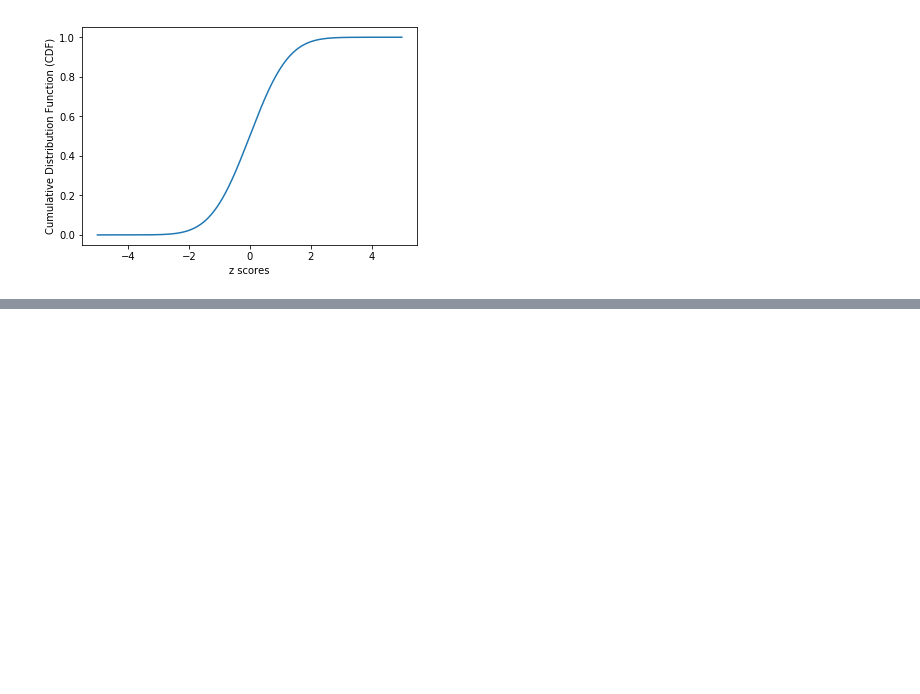
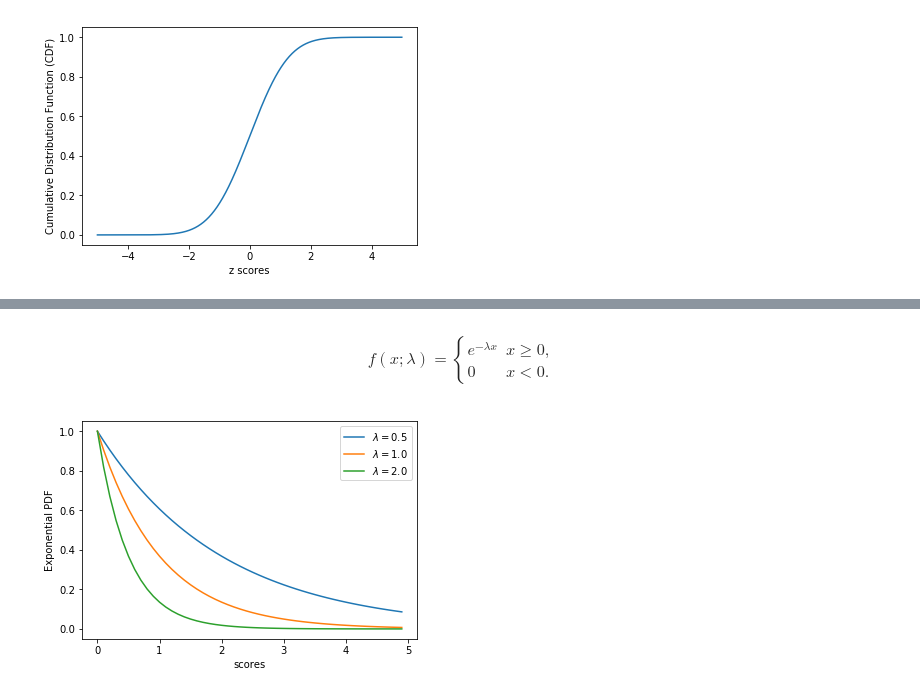
Before and after one commit to rasbt/data-science-tutorial, a Jupyter notebook: code/pdf_1.ipynb, the cells around one changed output, grey strips where cells are left out. Cells and saved outputs as stored; diff of their text form; code cells hidden in the pictures; blank space fills up the shorter version.

```diff
--- a/code/pdf_1.ipynb
+++ b/code/pdf_1.ipynb
@@ -124,0 +165,24 @@ plt.show()
+# %% [markdown]
+$$f(x; \lambda) = \begin{cases}
+      e^{-\lambda x} & x\geq 0, \\
+      0 & x < 0.
+   \end{cases}
+$$
+# %%
+def univariate_exponential_pdf(x, lambda_):
+    return np.where(x >= 0, np.exp(-lambda_*x) , 0)
+
+x = np.arange(0, 5, .1)
+y_05 = univariate_exponential_pdf(x, lambda_=.5)
+y_1 = univariate_exponential_pdf(x, lambda_=1.)
+y_2 = univariate_exponential_pdf(x, lambda_=2.)
+
+plt.plot(x, y_05, label='$\lambda=0.5$')
+plt.plot(x, y_1, label='$\lambda=1.0$')
+plt.plot(x, y_2, label='$\lambda=2.0$')
+plt.xlabel('scores')
+plt.ylabel('Exponential PDF')
+plt.legend(loc = 'upper right')
+plt.show()
+# %% [output]
+[figure, added]
```
Also changed, not shown: parts of 19 cells of this notebook.
